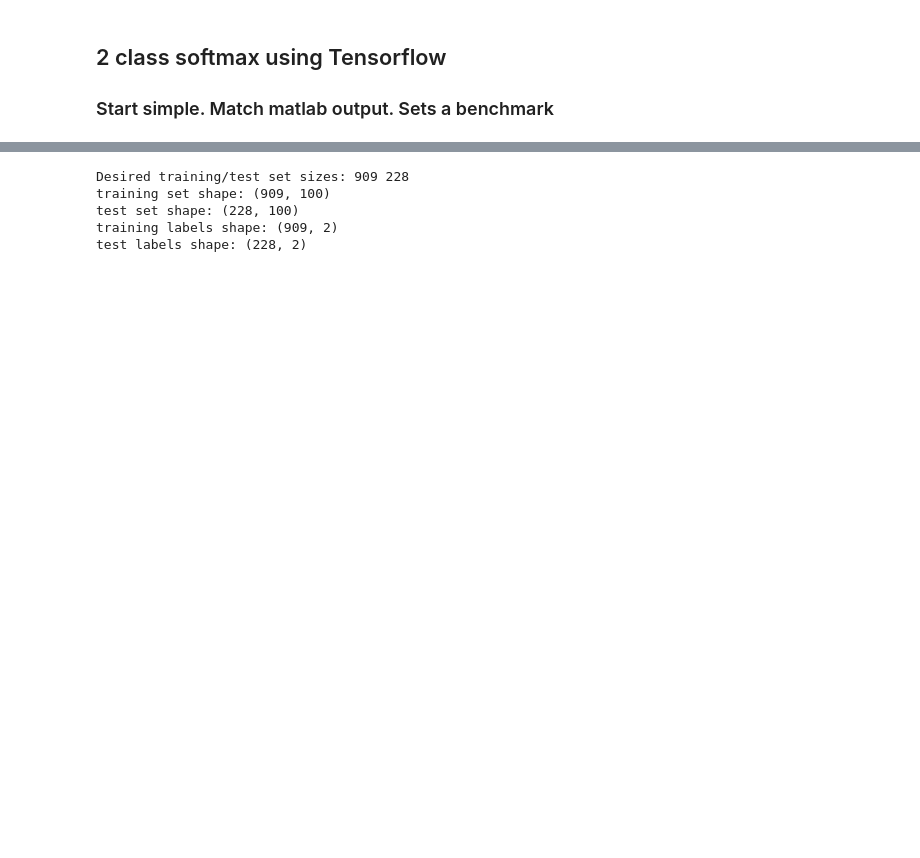
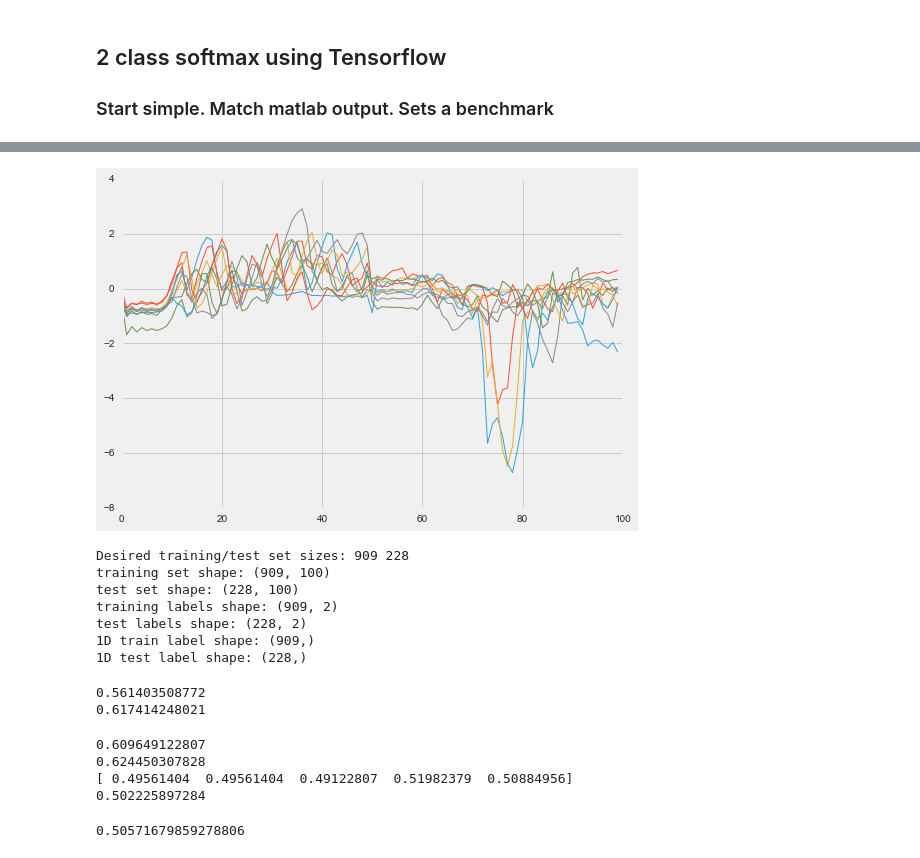
Before and after one commit to mathewzilla/whiskfree, a Jupyter notebook: tf/2_class_softmax_allmice.ipynb, the cells around one changed output, grey strips where cells are left out. Drawn from its saved outputs; the diff is of its cells as text; code cells hidden in the pictures; blank space fills up the shorter version.

```diff
--- a/tf/2_class_softmax_allmice.ipynb
+++ b/tf/2_class_softmax_allmice.ipynb
@@ -49,3 +75,9 @@ labs = labs.squeeze()
+# %%
+# Parse data into correct format for analysis
+labs, both_c, tt_c, clean1, clean2 = data_parser(theta,kappa,tt,ch,'tt')
+_ = plt.plot(both_c[:10].T,lw=1)
+# %% [output]
+[figure, added]
 # %%
 # Let's use 20% of the data for testing and 80% for training
 trainsize = int(len(both_c) * 0.8)
@@ -53,18 +85,62 @@ testsize = len(both_c) - trainsize
 print('Desired training/test set sizes:',trainsize, testsize)
 
 subset = random.sample(range(len(both_c)),trainsize)
+fullrange = range(0,len(both_c))
+toexclude = np.delete(fullrange,subset)
 traindata = both_c[subset,:]
 trainlabs = labs[subset,:]
 testdata = np.delete(both_c,subset,axis=0)
 testlabs = np.delete(labs,subset,axis=0)
 
+# non one-hot style labels
+trainlabs1D = tt_c[subset].squeeze()
+testlabs1D = np.delete(tt_c,subset)
+
 print('training set shape:',traindata.shape)
 print('test set shape:',testdata.shape)
 print('training labels shape:',trainlabs.shape)
 print('test labels shape:',testlabs.shape)
+print('1D train label shape:', trainlabs1D.shape)
+print('1D test label shape:', testlabs1D.shape)
 # %% [output]
 Desired training/test set sizes: 909 228
 training set shape: (909, 100)
 test set shape: (228, 100)
 training labels shape: (909, 2)
 test labels shape: (228, 2)
+1D train label shape: (909,)
+1D test label shape: (228,)
+# %%
+# compare with sklearn
+lr = LogisticRegression()
+lr.fit(traindata,trainlabs1D)
+
+print(accuracy_score(testlabs1D,lr.predict(testdata)))
+print(accuracy_score(tt_c,lr.predict(both_c)))
+# %% [output]
+0.561403508772
+0.617414248021
+# %%
+# SVM
+from sklearn import svm
+lin_svm = svm.LinearSVC()
+# lin_svm.fit(traindata,trainlabs[:,1])
+lin_svm.fit(both_c,labs[:,1])
+
+print(accuracy_score(testlabs[:,1],lin_svm.predict(testdata)))
+print(accuracy_score(labs[:,1],lin_svm.predict(both_c)))
+scores_svm = cross_validation.cross_val_score(lin_svm,  both_c, labs[:,1],cv=5,scoring='accuracy')
+
+preds_svm = cross_validation.cross_val_predict(lin_svm,  both_c, labs[:,1],cv=5)
+print(scores_svm)
+print(np.mean(scores_svm))
+# %% [output]
+0.609649122807
+0.624450307828
+[ 0.49561404  0.49561404  0.49122807  0.51982379  0.50884956]
+0.502225897284
+# %%
+# cross_validation.cross_val_predict?
+accuracy_score(labs[:,1],preds_svm)
+# %% [output]
+0.50571679859278806
```
Also changed, not shown: parts of 39 cells of this notebook, 10 other files.
